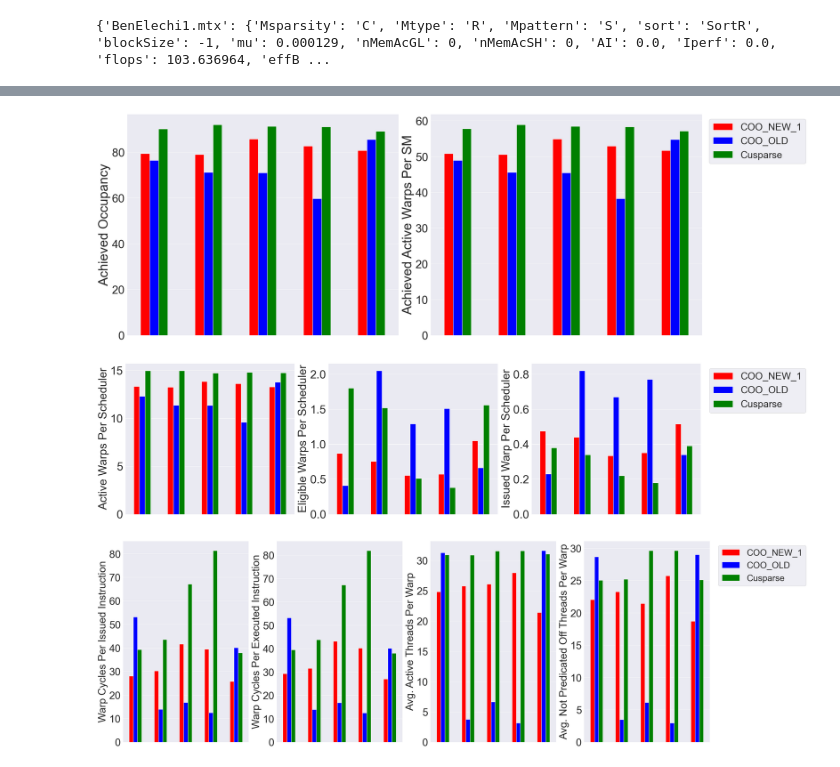
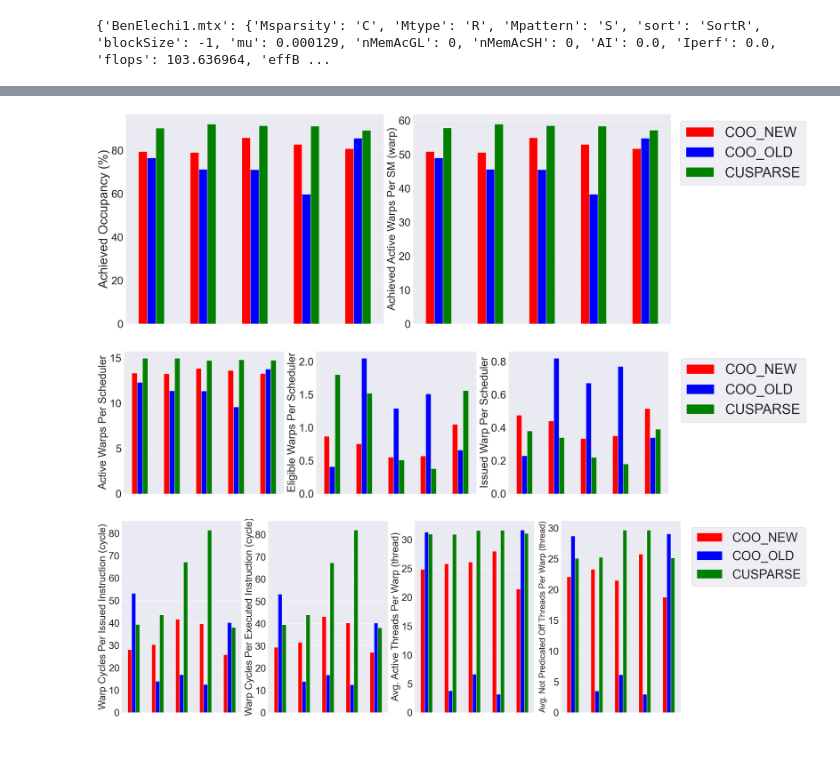
Before and after one commit to GuglielmoZocca/GPU-Computing-2025-240182, a Jupyter notebook: Deliverable_2/graph_script/graph_report.ipynb, the cells around one changed output, grey strips where cells are left out. Saved outputs shown, nothing was run; the diff lists cells and outputs as text; code cells hidden in the pictures.

```diff
--- a/Deliverable_2/graph_script/graph_report.ipynb
+++ b/Deliverable_2/graph_script/graph_report.ipynb
@@ -288,11 +288,11 @@ pivot_df.sort_index(inplace=True)  # Optional: sort x-axis
 pivot_df.plot(kind="bar",ax=ax, figsize=(26, 5), color=colors)
 ax.set_xlabel("")
 ax.set_xticks([])
-ax.set_ylabel("mu",fontsize=40)
+ax.set_ylabel("mu (s)",fontsize=50)
 
 ax.tick_params(axis='y', labelsize=35)
 
 plt.tight_layout()
-plt.legend(bbox_to_anchor=(0, 0, 1, 1), fontsize=34)
+plt.legend(bbox_to_anchor=(0, 0, 1, 1), fontsize=50)
 plt.show()
 # %% [output]
@@ -389,11 +389,18 @@ for ax, field in zip(axes.flatten(), fields_to_plot):
     pivot_df.plot(kind="bar", ax=ax, figsize=(29, 7), color=colors)
     ax.set_xlabel("")
     ax.set_xticks([])
-    ax.set_ylabel(field, fontsize=40)
+    if field == "Memory Throughput":
+        ax.set_ylabel("Memory Throughput (Gbyte/s)",fontsize=35)
+    if field == "Max Bandwidth":
+        ax.set_ylabel("Max Bandwidth (%)",fontsize=40)
+    if field == "L1/TEX Hit Rate":
+        ax.set_ylabel("L1/TEX Hit Rate (%)",fontsize=40)
+    if field == "L2 Hit Rate":
+        ax.set_ylabel("L2 Hit Rate (%)",fontsize=40)
     ax.tick_params(axis='y', labelsize=35)
     ax.legend().remove()
 
 plt.tight_layout()
-plt.legend(bbox_to_anchor=(0, 0, 1.8, 1), fontsize=30)
+plt.legend(["COO_NEW", "COO_OLD","CUSPARSE"],bbox_to_anchor=(0, 0, 2.1, 0.8), fontsize=45)
 plt.show()
 # %% [output]
@@ -411,36 +418,39 @@ dfo = dfo[dfo["Section_N"] == "Occupancy"]
 
 matrices = ["BenElechi1.mtx", "degme.mtx", "mawi_201512012345.mtx", "rail2586.mtx", "specular.mtx"]
 
 result = pd.DataFrame([])
 
 for m in matrices:
     dfM = dfo[dfo["Matrix"] == m]
     dfo1 = dfM[(dfM["BLOCK_SIZE_P"] == ResultCOO_OLD[m]["blockSize"]) & (dfM["Solution"] == "COO_OLD") & (dfM["ITER"] == 1) & (dfM["Sort"] == ResultCOO_OLD[m]["sort"]) & (dfM["test"] == ResultCOO_OLD[m]["test"])]
     dfo2 = dfM[(dfM["BLOCK_SIZE_P"] == ResultCOO_NEW_1[m]["blockSize"]) & (dfM["Solution"] == "COO_NEW_1") & (dfM["ITER"] == 1) & (dfM["test"] == ResultCOO_NEW_1[m]["test"])]
     dfo3 = dfM[(dfM["Solution"] == "Cusparse") & (dfM["ITER"] == 1) & (dfM["test"] == ResultCOO_CUSPARSE[m]["test"])]
     dfo1UN = pd.concat([dfo1, dfo2], ignore_index=True)
     dfo2UN = pd.concat([dfo1UN, dfo3], ignore_index=True)
     result = pd.concat([result, dfo2UN], ignore_index=True)
 
 result['Metric_V'] = pd.to_numeric(result['Metric_V'], errors='coerce')
 
 fig, axes = plt.subplots(1, 2, figsize=(60, 70))
 
 for ax, field in zip(axes.flatten(), fields_to_plot):
     df = result[result["Metric_N"] == field]
     pivot_df = df.pivot_table(index="Matrix", columns="Solution", values="Metric_V", fill_value=0)
     pivot_df.plot(kind="bar", ax=ax, figsize=(26, 10), color=colors)
     ax.set_xlabel("")
     ax.set_xticks([])
-    ax.set_ylabel(field, fontsize=40)
+    if field == "Achieved Active Warps Per SM":
+        ax.set_ylabel("Achieved Active Warps Per SM (warp)",fontsize=35)
+    if field == "Achieved Occupancy":
+        ax.set_ylabel("Achieved Occupancy (%)",fontsize=40)
     ax.tick_params(axis='y', labelsize=35)
     ax.legend().remove()
 
 plt.tight_layout()
-plt.legend(bbox_to_anchor=(0, 0, 1.4, 1), fontsize=30)
+plt.legend(["COO_NEW", "COO_OLD","CUSPARSE"],bbox_to_anchor=(0, 0, 1.55, 1), fontsize=45)
 plt.show()
 # %% [output]
-[figure, old version]
+[figure, new version]
 # %%
 fields_to_plot = ["Active Warps Per Scheduler","Eligible Warps Per Scheduler","Issued Warp Per Scheduler"]
 dfo = pd.DataFrame(dataNCU)
@@ -480,10 +490,10 @@ for ax, field in zip(axes.flatten(), fields_to_plot):
     ax.legend().remove()
 
 plt.tight_layout()
-plt.legend(bbox_to_anchor=(0, 0, 1.65, 1), fontsize=30)
+plt.legend(["COO_NEW", "COO_OLD","CUSPARSE"],bbox_to_anchor=(0, 0, 1.9, 1), fontsize=45)
 plt.show()
 # %% [output]
-[figure, old version]
+[figure, new version]
 # %%
 fields_to_plot = ["Warp Cycles Per Issued Instruction","Warp Cycles Per Executed Instruction","Avg. Active Threads Per Warp","Avg. Not Predicated Off Threads Per Warp"]
 dfo = pd.DataFrame(dataNCU)
@@ -518,15 +528,22 @@ for ax, field in zip(axes.flatten(), fields_to_plot):
     pivot_df.plot(kind="bar", ax=ax, figsize=(29, 10), color=colors)
     ax.set_xlabel("")
     ax.set_xticks([])
-    ax.set_ylabel(field, fontsize=35)
+    if field == "Warp Cycles Per Issued Instruction":
+        ax.set_ylabel("Warp Cycles Per Issued Instruction (cycle)",fontsize=35)
+    if field == "Warp Cycles Per Executed Instruction":
+        ax.set_ylabel("Warp Cycles Per Executed Instruction (cycle)",fontsize=35)
+    if field == "Avg. Active Threads Per Warp":
+        ax.set_ylabel("Avg. Active Threads Per Warp (thread)",fontsize=35)
+    if field == "Avg. Not Predicated Off Threads Per Warp":
+        ax.set_ylabel("Avg. Not Predicated Off Threads Per Warp (thread)",fontsize=30)
     ax.tick_params(axis='y', labelsize=35)
     ax.legend().remove()
 
 plt.tight_layout()
-plt.legend(bbox_to_anchor=(0, 0, 1.8, 1), fontsize=30)
+plt.legend(["COO_NEW", "COO_OLD","CUSPARSE"],bbox_to_anchor=(0, 0, 2.1, 1), fontsize=45)
 plt.show()
 # %% [output]
-[figure, old version]
+[figure, new version]
 # %%
 fields_to_plot = ["Executed Ipc Active","Executed Ipc Elapsed","Issue Slots Busy","Issued Ipc Active","SM Busy"]
 dfo = pd.DataFrame(dataNCU)
```
Also changed, not shown: parts of 8 cells of this notebook, 3 other files.
